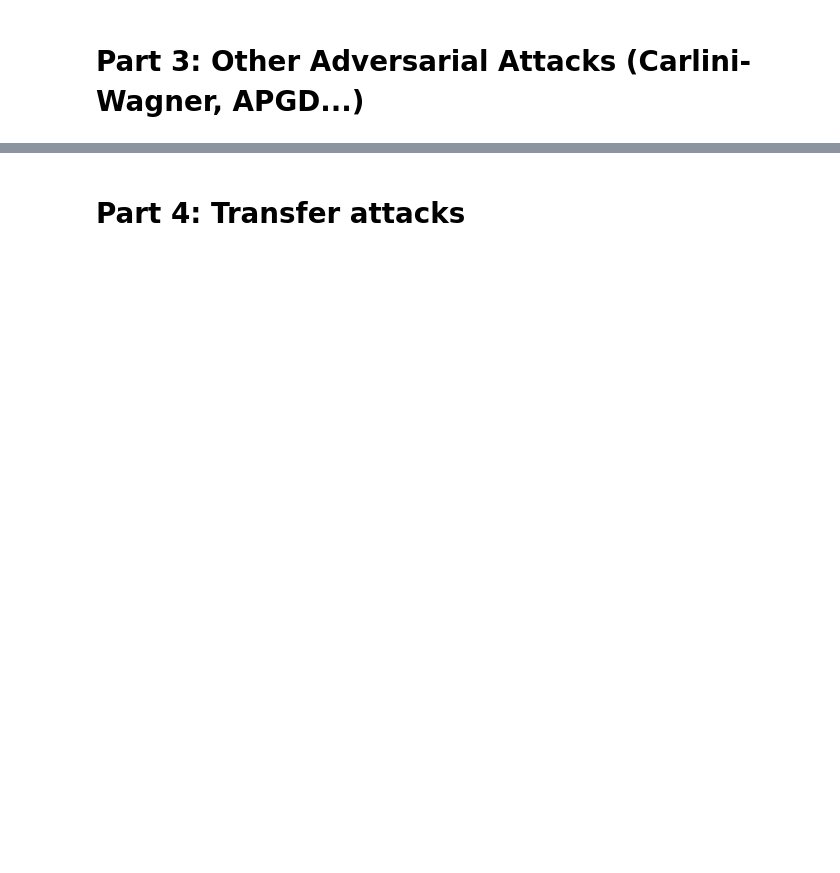
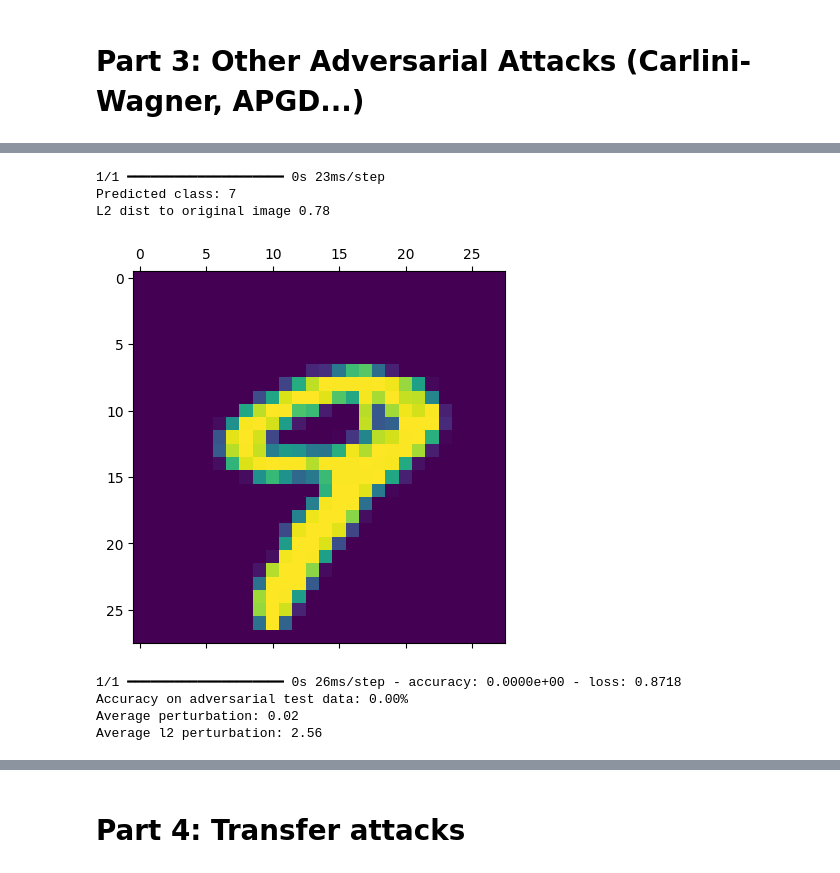
Before and after one commit to Affapple/ai_cyber_pratical_classes, a Jupyter notebook: src/02_adversarial_attacks/02_adversarial_attacks.ipynb, the cells around one changed output, grey strips where cells are left out. Saved outputs shown, nothing was run; the diff lists cells and outputs as text; code cells hidden in the pictures; blank space fills up the shorter version.

```diff
--- a/src/02_adversarial_attacks/02_adversarial_attacks.ipynb
+++ b/src/02_adversarial_attacks/02_adversarial_attacks.ipynb
@@ -152,4 +286,4 @@ attack_cw = CarliniL2Method(classifier=classifier,
                               initial_const=1e0,
                               )
 # %%
-x_test_adv_cw = attack_cw.generate(x_test[:100])
+x_test_adv_cw = attack_cw.generate(x_test[:10])
@@ -156,18 +293,28 @@ x_test_adv_cw = attack_cw.generate(x_test[:100])
 # %%
-idx = 0
+idx = 9
 plt.matshow(x_test_adv_cw[idx])
 y_pred_adv_cw = model.predict(x_test_adv_cw[idx:idx+1])
 print(f"Predicted class: {y_pred_adv_cw.argmax()}")
 print(f"L2 dist to original image {np.linalg.norm(x_test_adv_cw[idx] - x_test[idx],):.2f}")
 plt.show()
+# %% [output]
+1/1 ━━━━━━━━━━━━━━━━━━━━ 0s 23ms/step
+Predicted class: 7
+L2 dist to original image 0.78
+[figure, added]
 # %%
-loss_test, accuracy_test = model.evaluate(x_test_adv_cw, y_test[:100])
-perturbation = np.mean(np.abs((x_test_adv_cw - x_test)))
-l_2_perturbation = np.linalg.norm(x_test_adv_cw - x_test,axis=(1,2),)
+loss_test, accuracy_test = model.evaluate(x_test_adv_cw, y_test[:10])
+perturbation = np.mean(np.abs((x_test_adv_cw - x_test[:10])))
+l_2_perturbation = np.linalg.norm(x_test_adv_cw - x_test[:10],axis=(1,2),)
 l_2_perturbation_mean_cw = np.mean(l_2_perturbation)
 print('Accuracy on adversarial test data: {:4.2f}%'.format(accuracy_test * 100))
 print('Average perturbation: {:4.2f}'.format(perturbation))
-print('Average l2 perturbation: {:4.2f}'.format(l_2_perturbation_mean))
+print('Average l2 perturbation: {:4.2f}'.format(l_2_perturbation_mean_cw))
+# %% [output]
+1/1 ━━━━━━━━━━━━━━━━━━━━ 0s 26ms/step - accuracy: 0.0000e+00 - loss: 0.8718
+Accuracy on adversarial test data: 0.00%
+Average perturbation: 0.02
+Average l2 perturbation: 2.56
 # %%
 #4/ Generate a new FGSM attack with the same l2 perturbation as the previous CW and compare their effectiveness: i.e. %of success for similar average l2 perturbation
 
```
Also changed, not shown: parts of 37 cells of this notebook, 9 other files.
